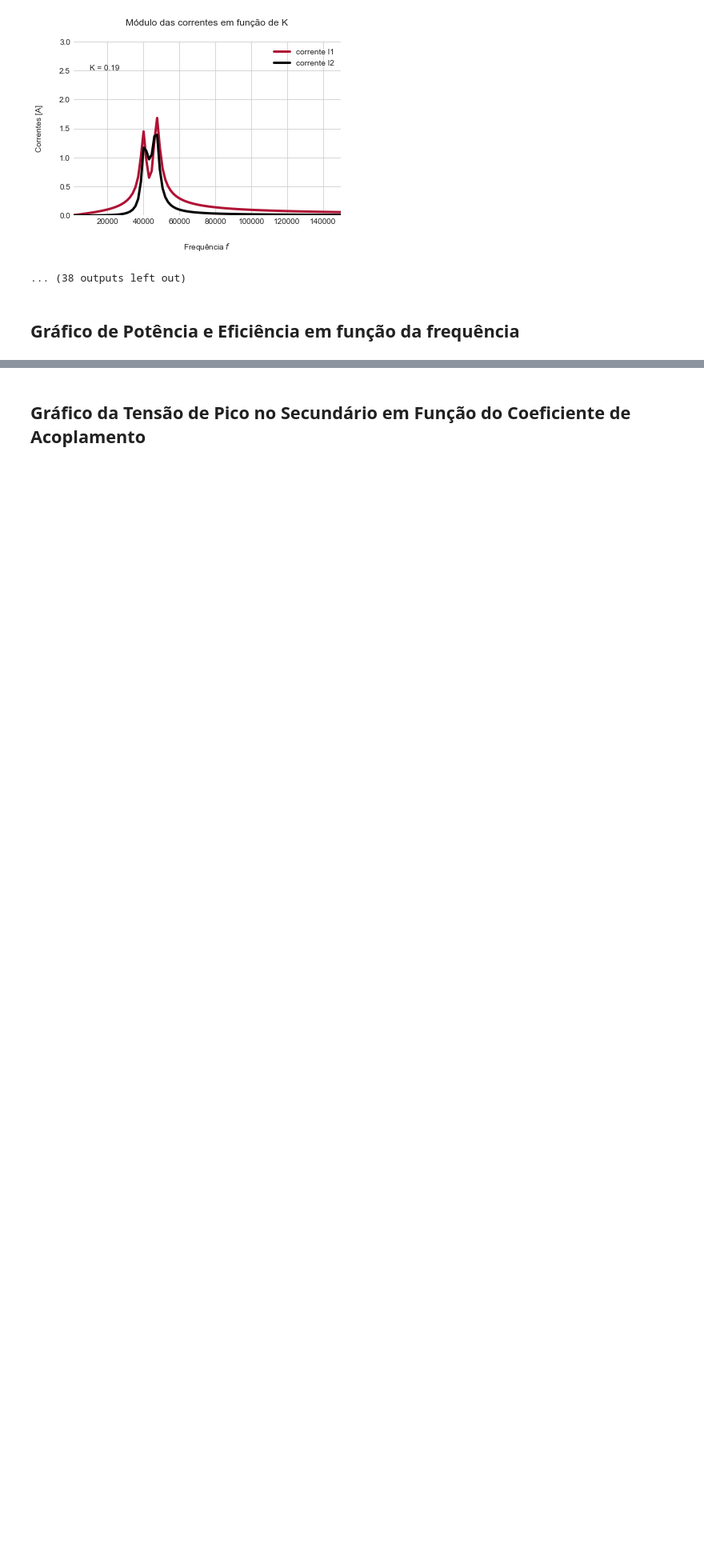
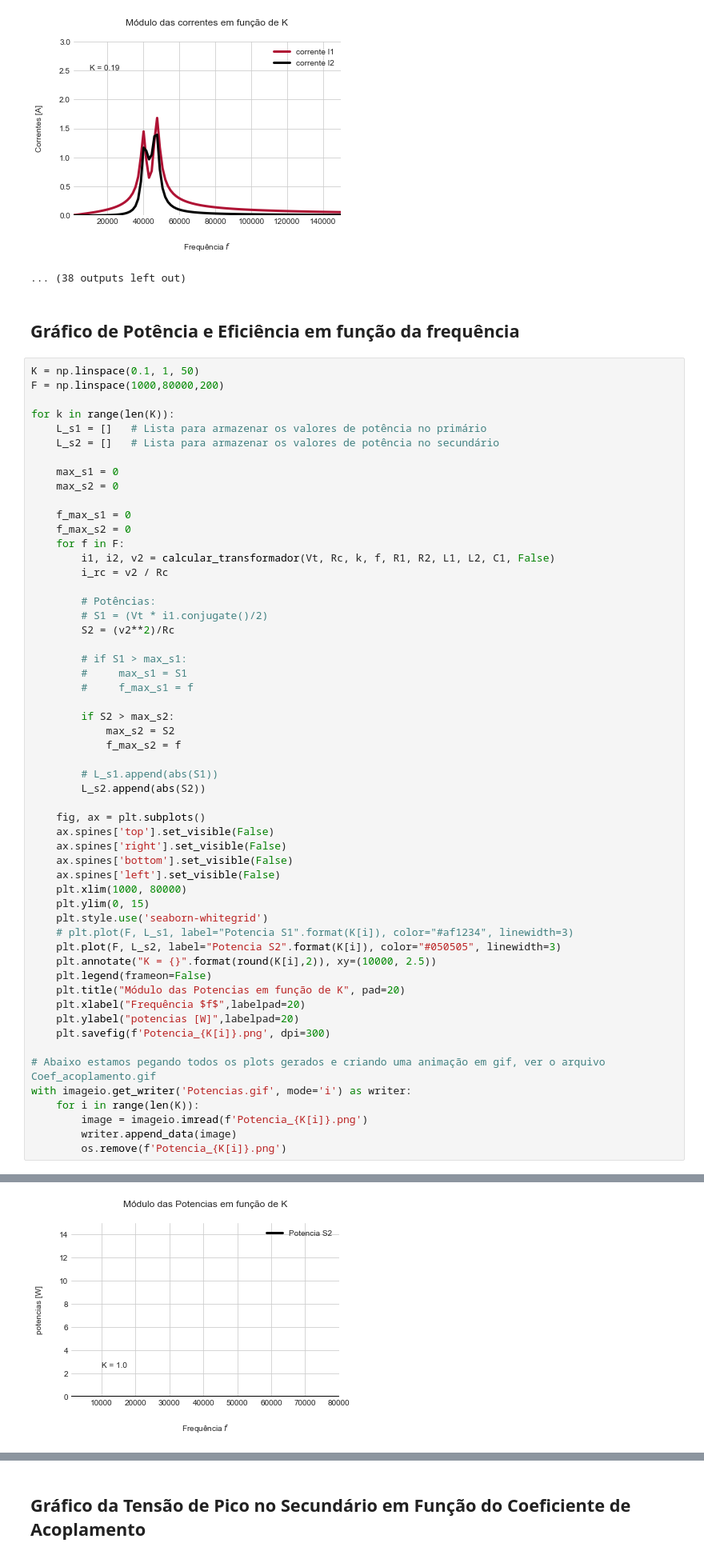
Before and after one commit to lucasfonseca19/projeto-eletromag, a Jupyter notebook: projeto.ipynb, the cells around one changed output, grey strips where cells are left out. Shown at 80% size. Saved outputs shown, nothing was run; the diff lists cells and outputs as text; blank space fills up the shorter version.

```diff
--- a/projeto.ipynb
+++ b/projeto.ipynb
@@ -235,3 +235,59 @@ with imageio.get_writer('Coef_acoplamento.gif', mode='i') as writer:
 ... (38 outputs left out)
 # %% [markdown]
 ## Gráfico de Potência e Eficiência em função da frequência
+# %%
+K = np.linspace(0.1, 1, 50)
+F = np.linspace(1000,80000,200)
+
+for k in range(len(K)):
+    L_s1 = []   # Lista para armazenar os valores de potência no primário
+    L_s2 = []   # Lista para armazenar os valores de potência no secundário
+
+    max_s1 = 0
+    max_s2 = 0
+
+    f_max_s1 = 0
+    f_max_s2 = 0
+    for f in F:
+        i1, i2, v2 = calcular_transformador(Vt, Rc, k, f, R1, R2, L1, L2, C1, False)
+        i_rc = v2 / Rc
+
+        # Potências:
+        # S1 = (Vt * i1.conjugate()/2)
+        S2 = (v2**2)/Rc
+
+        # if S1 > max_s1:
+        #     max_s1 = S1
+        #     f_max_s1 = f
+
+        if S2 > max_s2:
+            max_s2 = S2
+            f_max_s2 = f
+
+        # L_s1.append(abs(S1))
+        L_s2.append(abs(S2))
+
+    fig, ax = plt.subplots()
+    ax.spines['top'].set_visible(False)
+    ax.spines['right'].set_visible(False)
+    ax.spines['bottom'].set_visible(False)
+    ax.spines['left'].set_visible(False)
+    plt.xlim(1000, 80000)
+    plt.ylim(0, 15)
+    plt.style.use('seaborn-whitegrid')
+    # plt.plot(F, L_s1, label="Potencia S1".format(K[i]), color="#af1234", linewidth=3)
+    plt.plot(F, L_s2, label="Potencia S2".format(K[i]), color="#050505", linewidth=3)
+    plt.annotate("K = {}".format(round(K[i],2)), xy=(10000, 2.5))
+    plt.legend(frameon=False)
+    plt.title("Módulo das Potencias em função de K", pad=20)
+    plt.xlabel("Frequência $f$",labelpad=20)
+    plt.ylabel("potencias [W]",labelpad=20)
+    plt.savefig(f'Potencia_{K[i]}.png', dpi=300)
+
+# Abaixo estamos pegando todos os plots gerados e criando uma animação em gif, ver o arquivo Coef_acoplamento.gif
+with imageio.get_writer('Potencias.gif', mode='i') as writer:
+    for i in range(len(K)):
+        image = imageio.imread(f'Potencia_{K[i]}.png')
+        writer.append_data(image)
+        os.remove(f'Potencia_{K[i]}.png')
+# %% [output]
@@ -237,0 +295 @@ with imageio.get_writer('Coef_acoplamento.gif', mode='i') as writer:
+[figure, added]
```
Also changed, not shown: parts of 3 cells of this notebook, 1 other file.
